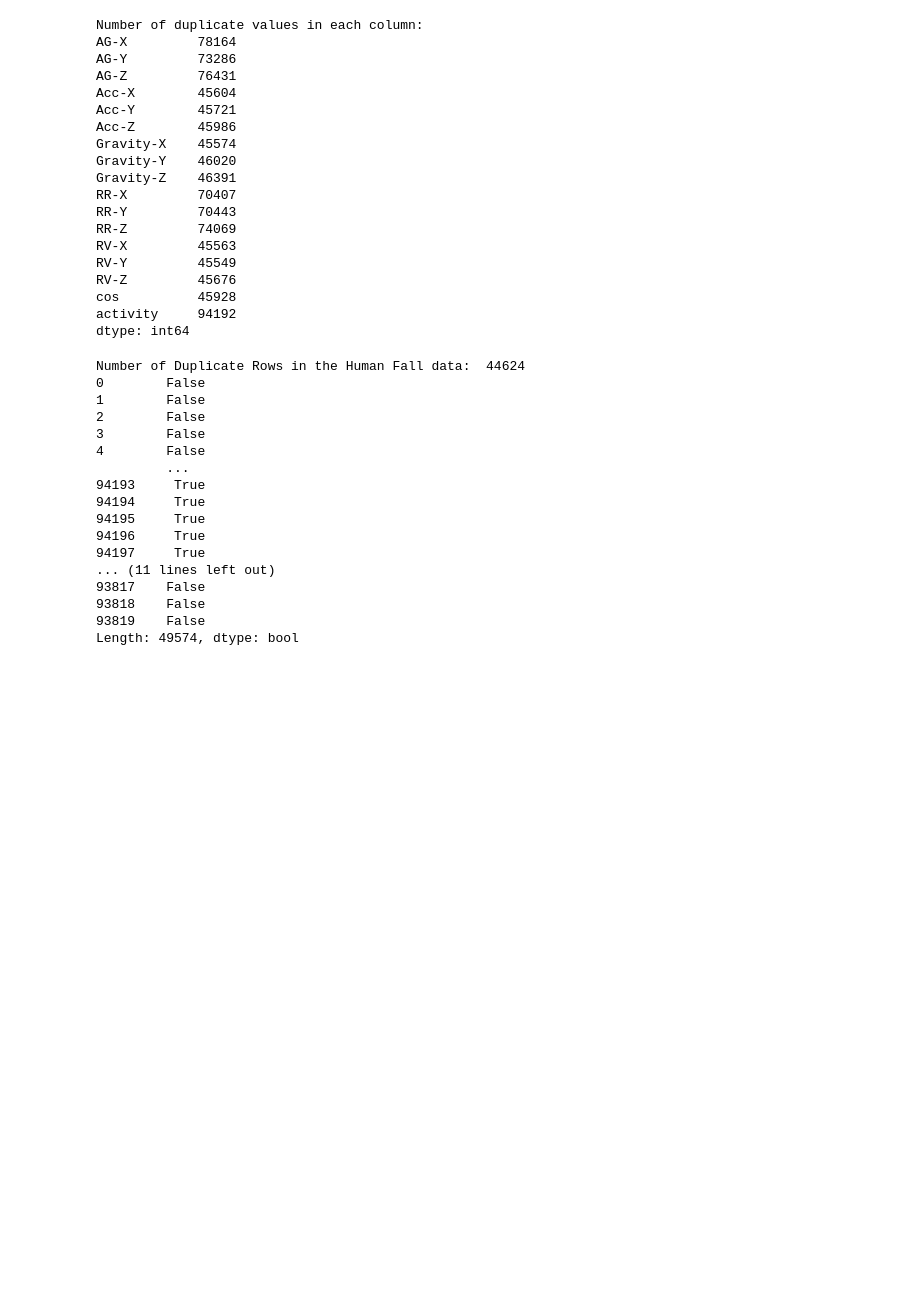
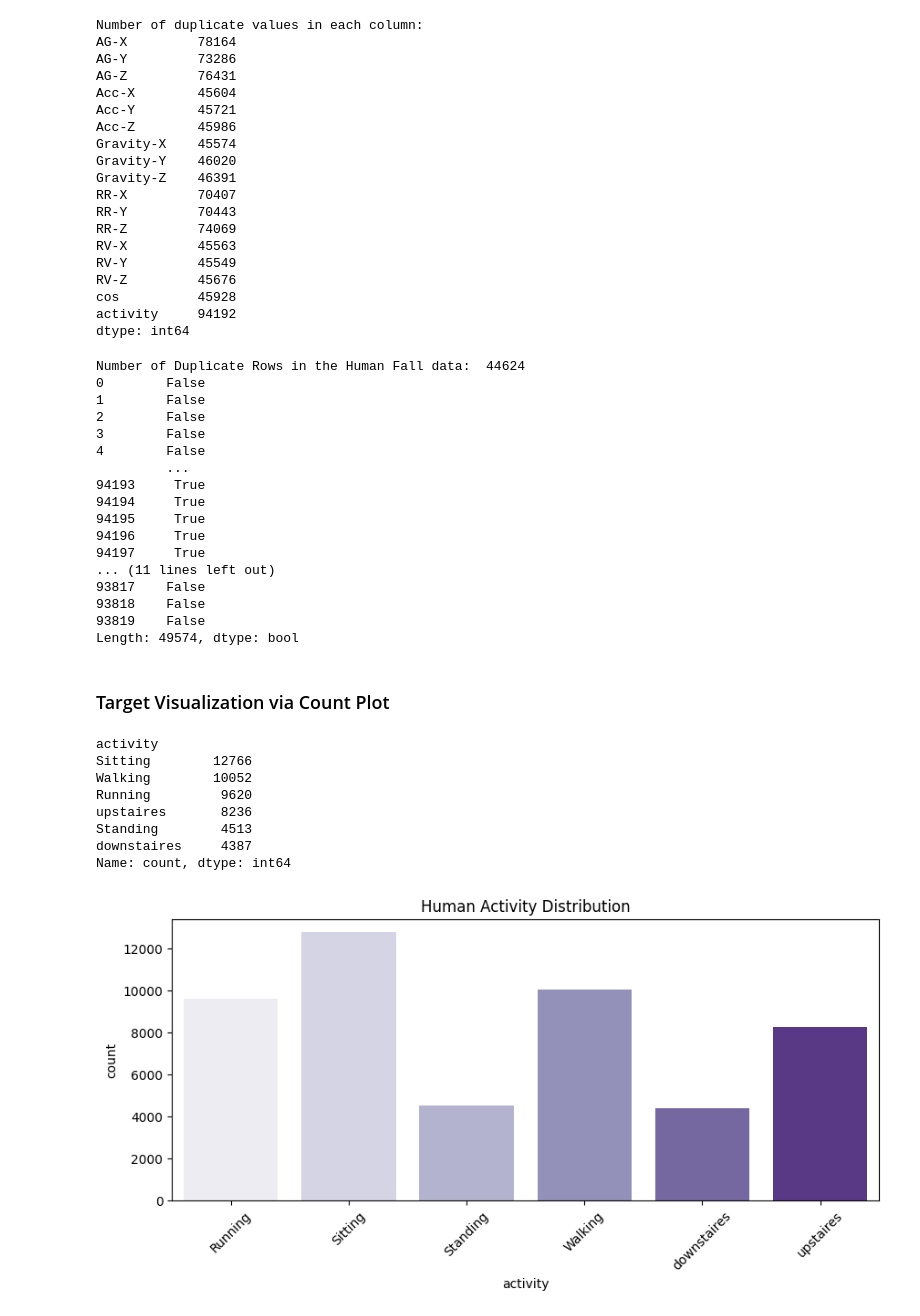
Before and after one commit to Krish1926/Human-Activity-Detection, a Jupyter notebook: Human_Activity_Detection_Final_Code.ipynb, the cells around one changed output. Drawn from its saved outputs; the diff is of its cells as text; code cells hidden in the pictures; blank space fills up the shorter version.

```diff
--- a/Human_Activity_Detection_Final_Code.ipynb
+++ b/Human_Activity_Detection_Final_Code.ipynb
@@ -122,3 +122,23 @@ Number of Duplicate Rows in the Human Fall data:  44624
 93818    False
 93819    False
 Length: 49574, dtype: bool
+# %% [markdown]
+### Target Visualization via Count Plot
+# %%
+# Count Plot Visualization
+print(human_fall['activity'].value_counts())
+plt.figure(figsize=(10, 4))
+sns.countplot(x='activity', hue='activity', data=human_fall, palette='Purples')
+plt.title('Human Activity Distribution')
+plt.xticks(rotation=45)
+plt.show()
+# %% [output]
+activity
+Sitting        12766
+Walking        10052
+Running         9620
+upstaires       8236
+Standing        4513
+downstaires     4387
+Name: count, dtype: int64
+[figure, added]
```
Also changed, not shown: parts of 11 cells of this notebook.
